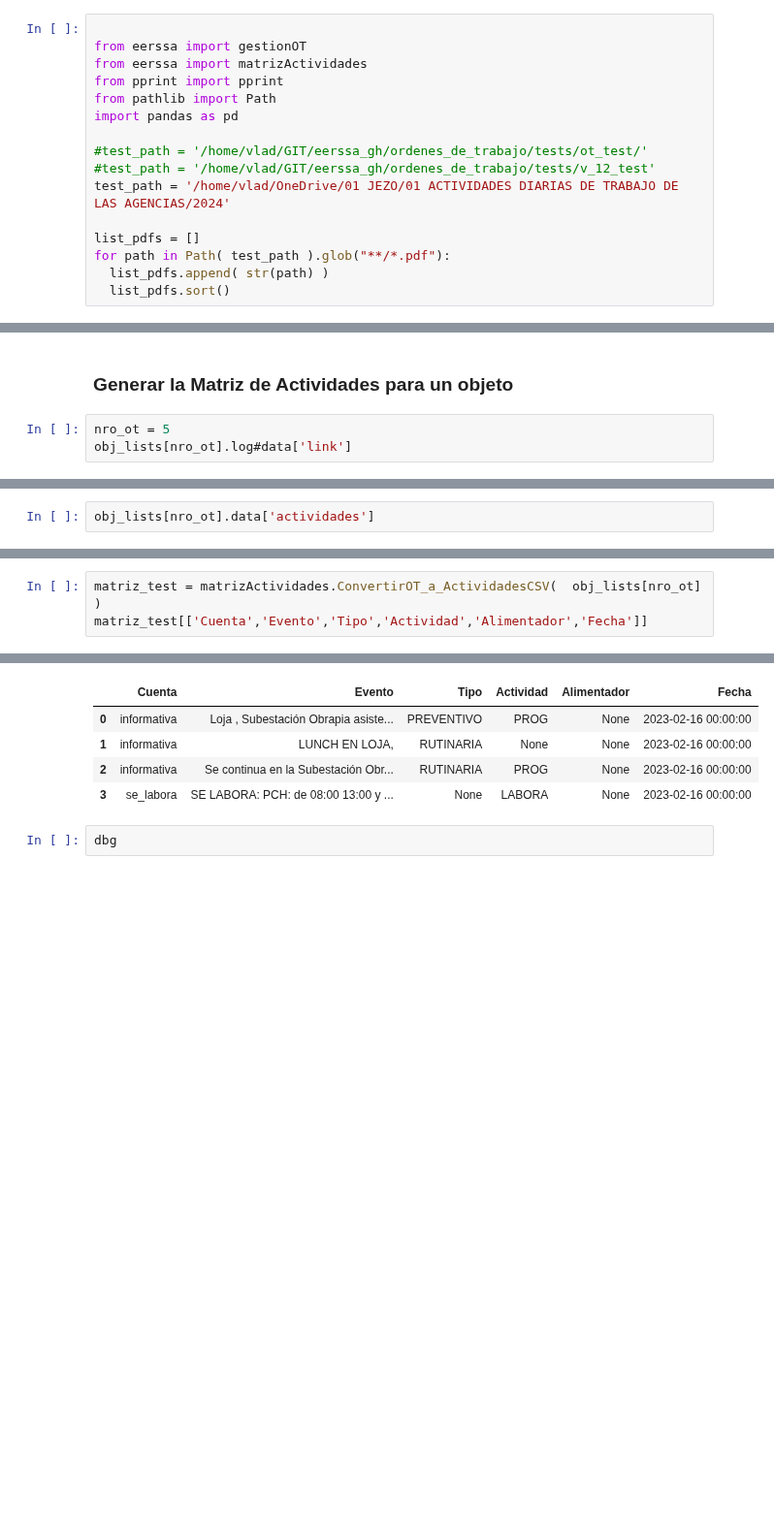
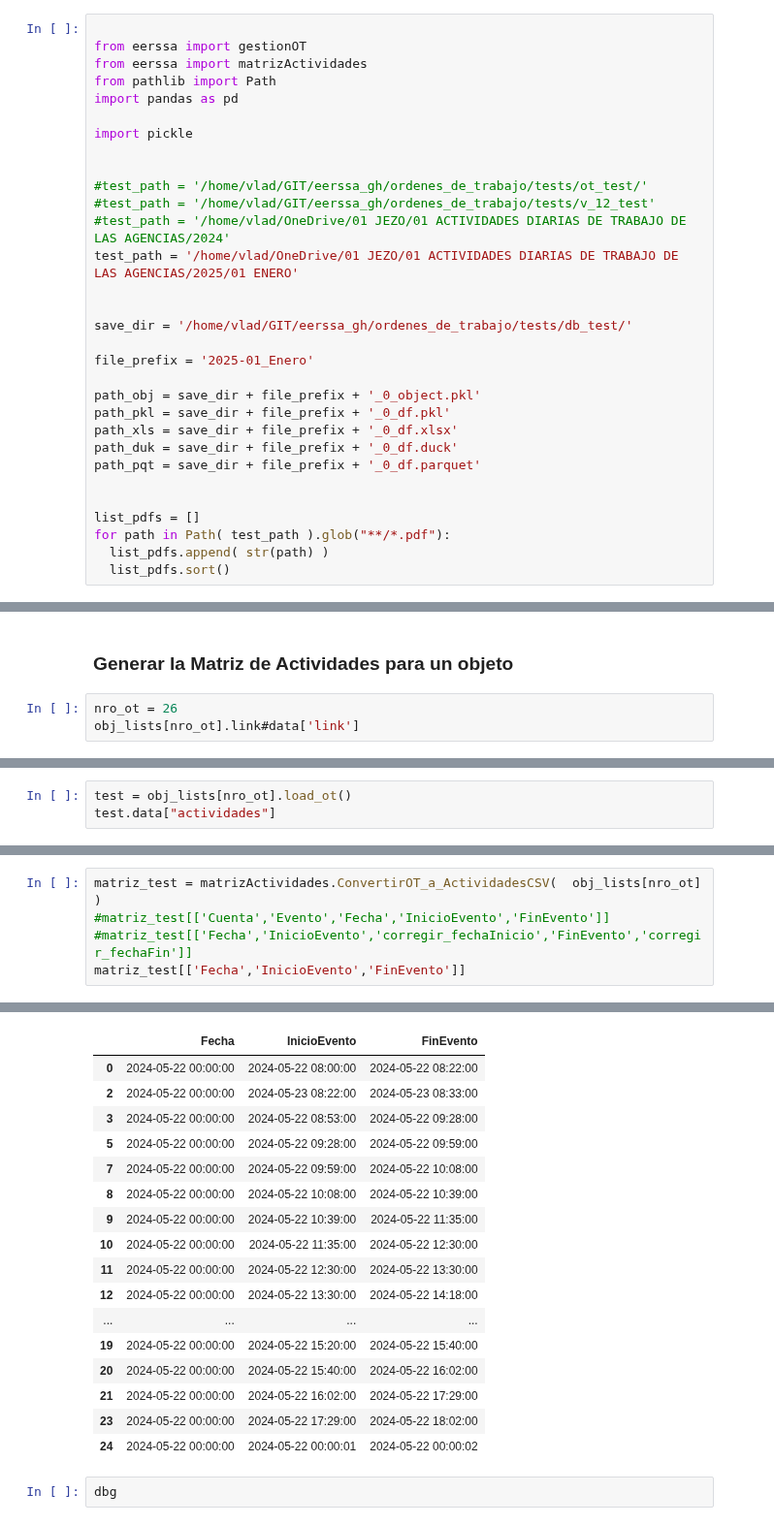
Before and after one commit to ernestopalacios/ordenes_de_trabajo, a Jupyter notebook: Test_GestionOT.ipynb, the cells around one changed output, grey strips where cells are left out. Shown at 97% size. Cells and saved outputs as stored; diff of their text form; blank space fills up the shorter version.

```diff
--- a/Test_GestionOT.ipynb
+++ b/Test_GestionOT.ipynb
@@ -19,13 +19,28 @@
 
 from eerssa import gestionOT
 from eerssa import matrizActividades
-from pprint import pprint
 from pathlib import Path
 import pandas as pd
 
+import pickle
+
+
 #test_path = '/home/vlad/GIT/eerssa_gh/ordenes_de_trabajo/tests/ot_test/'
 #test_path = '/home/vlad/GIT/eerssa_gh/ordenes_de_trabajo/tests/v_12_test'
-test_path = '/home/vlad/OneDrive/01 JEZO/01 ACTIVIDADES DIARIAS DE TRABAJO DE LAS AGENCIAS/2024'
+#test_path = '/home/vlad/OneDrive/01 JEZO/01 ACTIVIDADES DIARIAS DE TRABAJO DE LAS AGENCIAS/2024'
+test_path = '/home/vlad/OneDrive/01 JEZO/01 ACTIVIDADES DIARIAS DE TRABAJO DE LAS AGENCIAS/2025/01 ENERO'
+
+
+save_dir = '/home/vlad/GIT/eerssa_gh/ordenes_de_trabajo/tests/db_test/'
+
+file_prefix = '2025-01_Enero'
+
+path_obj = save_dir + file_prefix + '_0_object.pkl'
+path_pkl = save_dir + file_prefix + '_0_df.pkl'
+path_xls = save_dir + file_prefix + '_0_df.xlsx'
+path_duk = save_dir + file_prefix + '_0_df.duck'
+path_pqt = save_dir + file_prefix + '_0_df.parquet'
+
 
 list_pdfs = []
 for path in Path( test_path ).glob("**/*.pdf"):
@@ -119,6 +261,6 @@ https://scikit-learn.org/stable/model_persistence.html#security-maintainability-
 # %% [markdown]
 ### Generar la Matriz de Actividades para un objeto
 # %%
-nro_ot = 5
-obj_lists[nro_ot].log#data['link']
+nro_ot = 26
+obj_lists[nro_ot].link#data['link']
 # %% [output]
@@ -145,3 +268,4 @@ obj_lists[nro_ot].log#data['link']
 # %%
-obj_lists[nro_ot].data['actividades']
+test = obj_lists[nro_ot].load_ot()
+test.data["actividades"]
 # %% [output]
@@ -149,4 +289,6 @@ KeyError: 'actividades'
 # %%
 matriz_test = matrizActividades.ConvertirOT_a_ActividadesCSV(  obj_lists[nro_ot] )
-matriz_test[['Cuenta','Evento','Tipo','Actividad','Alimentador','Fecha']]
+#matriz_test[['Cuenta','Evento','Fecha','InicioEvento','FinEvento']]
+#matriz_test[['Fecha','InicioEvento','corregir_fechaInicio','FinEvento','corregir_fechaFin']]
+matriz_test[['Fecha','InicioEvento','FinEvento']]
 # %% [output]
@@ -153,8 +299,20 @@ matriz_test[['Cuenta','Evento','Tipo','Actividad','Alimentador','Fecha']]
-|  | Cuenta | Evento | Tipo | Actividad | Alimentador | Fecha |
-| 0 | informativa | Loja , Subestación Obrapia asiste... | PREVENTIVO | PROG | None | 2023-02-16 00:00:00 |
-| 1 | informativa | LUNCH EN LOJA, | RUTINARIA | None | None | 2023-02-16 00:00:00 |
-| 2 | informativa | Se continua en la Subestación Obr... | RUTINARIA | PROG | None | 2023-02-16 00:00:00 |
-| 3 | se_labora | SE LABORA: PCH: de 08:00 13:00 y ... | None | LABORA | None | 2023-02-16 00:00:00 |
+|  | Fecha | InicioEvento | FinEvento |
+| 0 | 2024-05-22 00:00:00 | 2024-05-22 08:00:00 | 2024-05-22 08:22:00 |
+| 2 | 2024-05-22 00:00:00 | 2024-05-23 08:22:00 | 2024-05-23 08:33:00 |
+| 3 | 2024-05-22 00:00:00 | 2024-05-22 08:53:00 | 2024-05-22 09:28:00 |
+| 5 | 2024-05-22 00:00:00 | 2024-05-22 09:28:00 | 2024-05-22 09:59:00 |
+| 7 | 2024-05-22 00:00:00 | 2024-05-22 09:59:00 | 2024-05-22 10:08:00 |
+| 8 | 2024-05-22 00:00:00 | 2024-05-22 10:08:00 | 2024-05-22 10:39:00 |
+| 9 | 2024-05-22 00:00:00 | 2024-05-22 10:39:00 | 2024-05-22 11:35:00 |
+| 10 | 2024-05-22 00:00:00 | 2024-05-22 11:35:00 | 2024-05-22 12:30:00 |
+| 11 | 2024-05-22 00:00:00 | 2024-05-22 12:30:00 | 2024-05-22 13:30:00 |
+| 12 | 2024-05-22 00:00:00 | 2024-05-22 13:30:00 | 2024-05-22 14:18:00 |
+| ... | ... | ... | ... |
+| 19 | 2024-05-22 00:00:00 | 2024-05-22 15:20:00 | 2024-05-22 15:40:00 |
+| 20 | 2024-05-22 00:00:00 | 2024-05-22 15:40:00 | 2024-05-22 16:02:00 |
+| 21 | 2024-05-22 00:00:00 | 2024-05-22 16:02:00 | 2024-05-22 17:29:00 |
+| 23 | 2024-05-22 00:00:00 | 2024-05-22 17:29:00 | 2024-05-22 18:02:00 |
+| 24 | 2024-05-22 00:00:00 | 2024-05-22 00:00:01 | 2024-05-22 00:00:02 |
 # %%
 dbg
 # %% [output]
```
Also changed, not shown: parts of 19 cells of this notebook, 13 other files.
